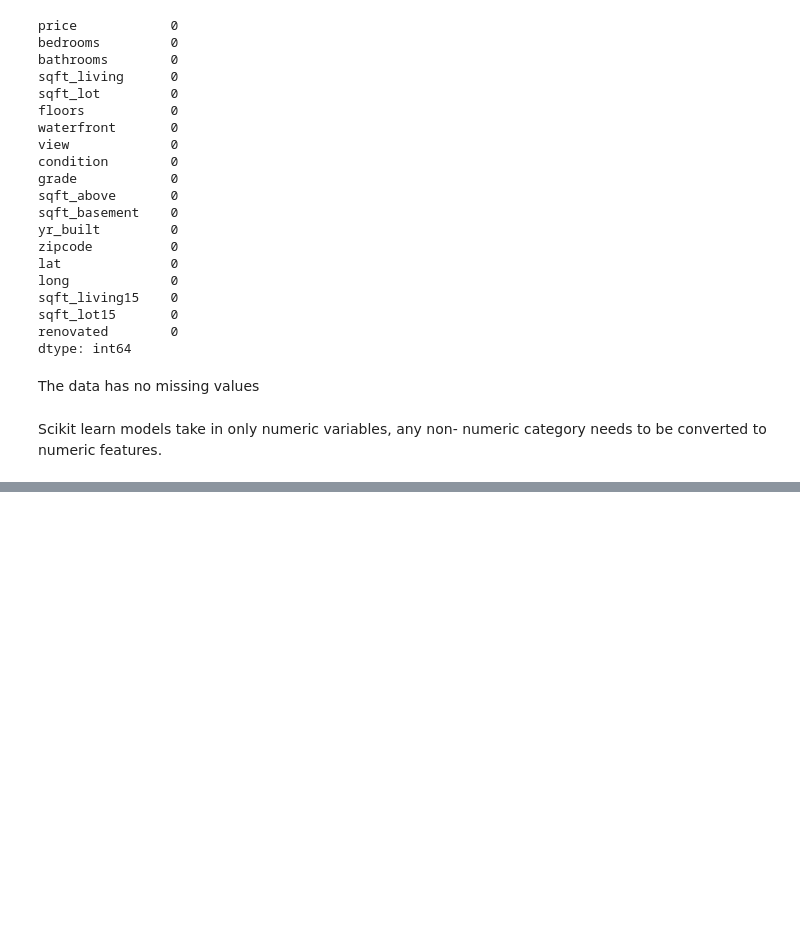
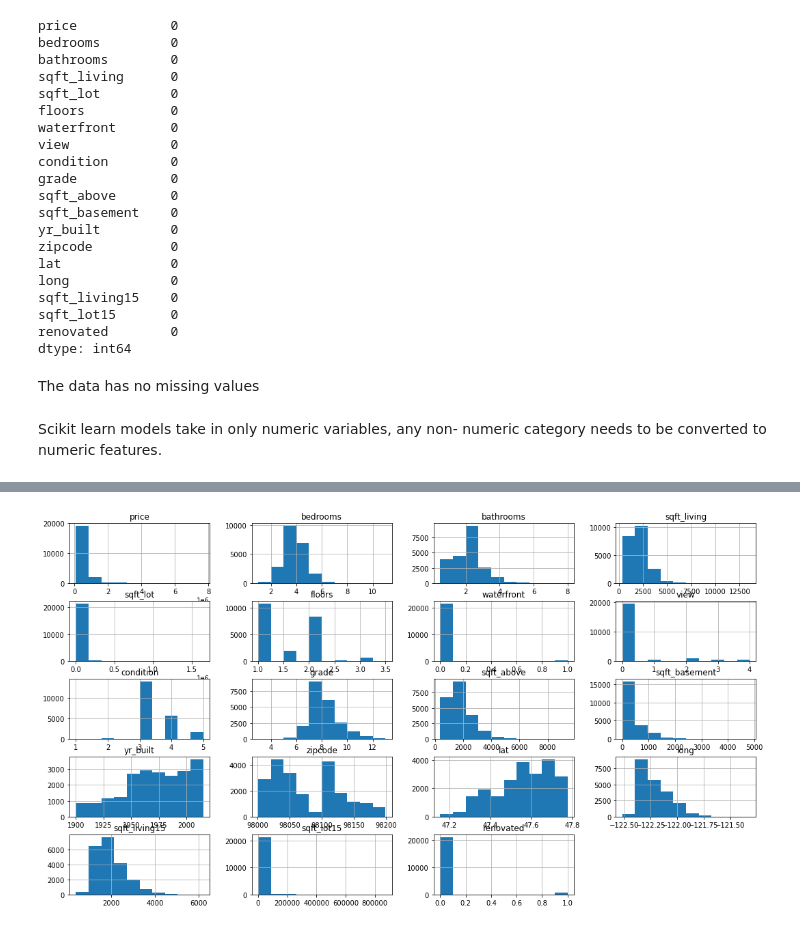
Before and after one commit to Mercy-Njambi/Linear-Regression---King-County-Sales, a Jupyter notebook: KIngCountHouseSalesAnalysisAndModelling.ipynb, the cells around one changed output, grey strips where cells are left out. Saved outputs shown, nothing was run; the diff lists cells and outputs as text; code cells hidden in the pictures; blank space fills up the shorter version.

```diff
--- a/KIngCountHouseSalesAnalysisAndModelling.ipynb
+++ b/KIngCountHouseSalesAnalysisAndModelling.ipynb
@@ -829,0 +838,4 @@ The 'renovated' column has the data type object, hence, needs to be converted. T
+# %%
+model_df.hist(figsize = [18,10]);
+# %% [output]
+[figure, added]
```
Also changed, not shown: parts of 51 cells of this notebook.
